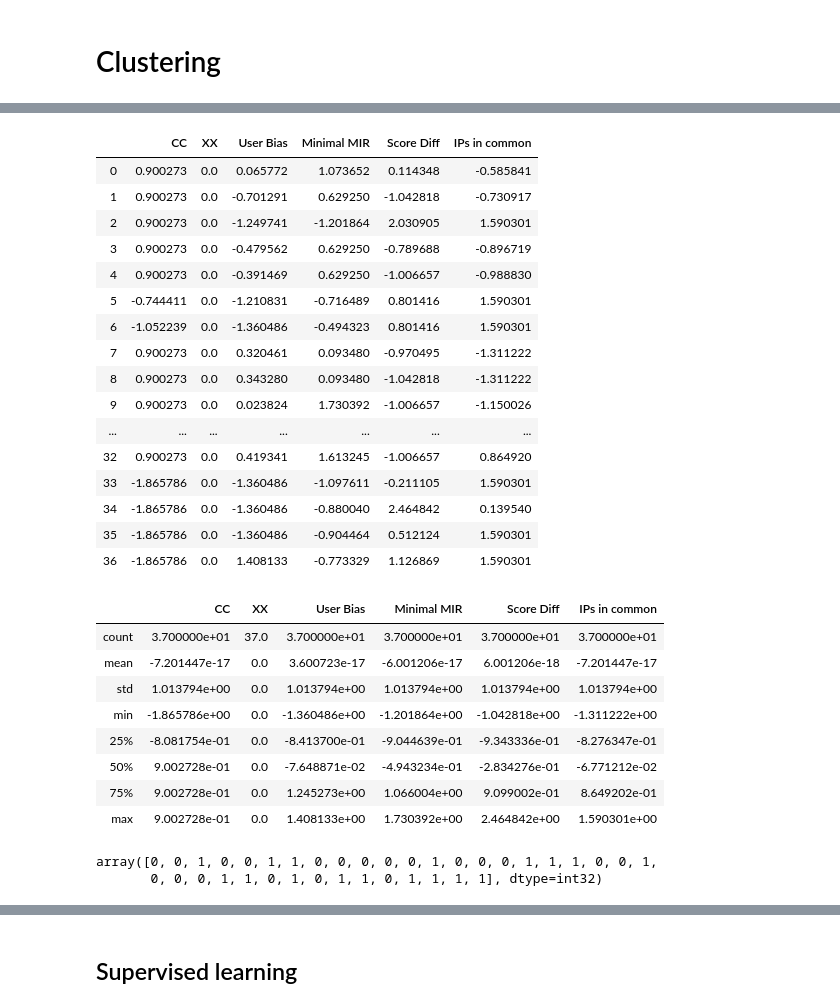
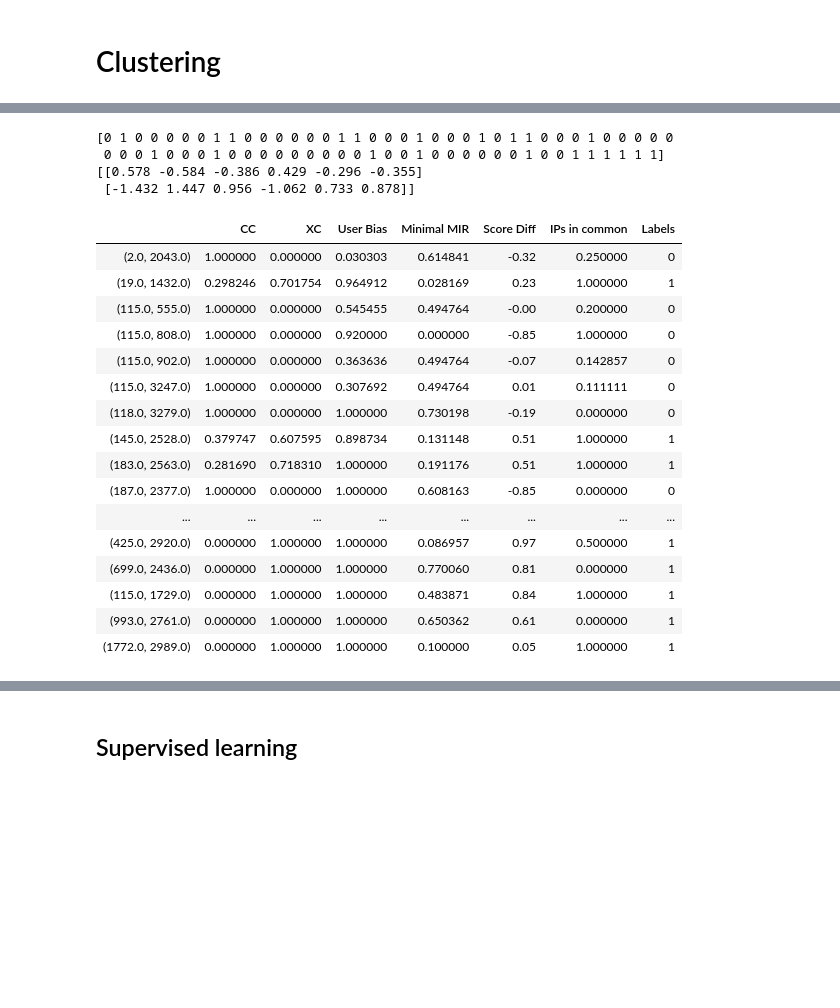
Before and after one commit to vabichequer/cheatersdemise, a Jupyter notebook: SuspiciousPatternId/MainCD.ipynb, the cells around one changed output, grey strips where cells are left out. Cells and saved outputs as stored; diff of their text form; code cells hidden in the pictures; blank space fills up the shorter version.

```diff
--- a/SuspiciousPatternId/MainCD.ipynb
+++ b/SuspiciousPatternId/MainCD.ipynb
@@ -888,45 +886,34 @@ correlation
-# %%
-scaled_x.pop('XC')
-x.pop('XC')
-scaled_x
-# %% [output]
-|  | CC | XX | User Bias | Minimal MIR | Score Diff | IPs in common |
-| 0 | 0.900273 | 0.0 | 0.065772 | 1.073652 | 0.114348 | -0.585841 |
-| 1 | 0.900273 | 0.0 | -0.701291 | 0.629250 | -1.042818 | -0.730917 |
-| 2 | 0.900273 | 0.0 | -1.249741 | -1.201864 | 2.030905 | 1.590301 |
-| 3 | 0.900273 | 0.0 | -0.479562 | 0.629250 | -0.789688 | -0.896719 |
-| 4 | 0.900273 | 0.0 | -0.391469 | 0.629250 | -1.006657 | -0.988830 |
-| 5 | -0.744411 | 0.0 | -1.210831 | -0.716489 | 0.801416 | 1.590301 |
-| 6 | -1.052239 | 0.0 | -1.360486 | -0.494323 | 0.801416 | 1.590301 |
-| 7 | 0.900273 | 0.0 | 0.320461 | 0.093480 | -0.970495 | -1.311222 |
-| 8 | 0.900273 | 0.0 | 0.343280 | 0.093480 | -1.042818 | -1.311222 |
-| 9 | 0.900273 | 0.0 | 0.023824 | 1.730392 | -1.006657 | -1.150026 |
-| ... | ... | ... | ... | ... | ... | ... |
-| 32 | 0.900273 | 0.0 | 0.419341 | 1.613245 | -1.006657 | 0.864920 |
-| 33 | -1.865786 | 0.0 | -1.360486 | -1.097611 | -0.211105 | 1.590301 |
-| 34 | -1.865786 | 0.0 | -1.360486 | -0.880040 | 2.464842 | 0.139540 |
-| 35 | -1.865786 | 0.0 | -1.360486 | -0.904464 | 0.512124 | 1.590301 |
-| 36 | -1.865786 | 0.0 | 1.408133 | -0.773329 | 1.126869 | 1.590301 |
-# %%
-scaled_x.describe()
-# %% [output]
-|  | CC | XX | User Bias | Minimal MIR | Score Diff | IPs in common |
-| count | 3.700000e+01 | 37.0 | 3.700000e+01 | 3.700000e+01 | 3.700000e+01 | 3.700000e+01 |
-| mean | -7.201447e-17 | 0.0 | 3.600723e-17 | -6.001206e-17 | 6.001206e-18 | -7.201447e-17 |
-| std | 1.013794e+00 | 0.0 | 1.013794e+00 | 1.013794e+00 | 1.013794e+00 | 1.013794e+00 |
-| min | -1.865786e+00 | 0.0 | -1.360486e+00 | -1.201864e+00 | -1.042818e+00 | -1.311222e+00 |
-| 25% | -8.081754e-01 | 0.0 | -8.413700e-01 | -9.044639e-01 | -9.343336e-01 | -8.276347e-01 |
-| 50% | 9.002728e-01 | 0.0 | -7.648871e-02 | -4.943234e-01 | -2.834276e-01 | -6.771212e-02 |
-| 75% | 9.002728e-01 | 0.0 | 1.245273e+00 | 1.066004e+00 | 9.099002e-01 | 8.649202e-01 |
-| max | 9.002728e-01 | 0.0 | 1.408133e+00 | 1.730392e+00 | 2.464842e+00 | 1.590301e+00 |
 # %%
 from sklearn.cluster import KMeans
 
 kmeans = KMeans(n_clusters=2, random_state=0)
 
 kmeans.fit_predict(scaled_x)
 
-kmeans.labels_
+print(kmeans.labels_)
+print(kmeans.cluster_centers_)
+
+x['Labels'] = kmeans.labels_
+x
 # %% [output]
-array([0, 0, 1, 0, 0, 1, 1, 0, 0, 0, 0, 0, 1, 0, 0, 0, 1, 1, 1, 0, 0, 1,
-       0, 0, 0, 1, 1, 0, 1, 0, 1, 1, 0, 1, 1, 1, 1], dtype=int32)
+[0 1 0 0 0 0 0 1 1 0 0 0 0 0 0 1 1 0 0 0 1 0 0 0 1 0 1 1 0 0 0 1 0 0 0 0 0
+ 0 0 0 1 0 0 0 1 0 0 0 0 0 0 0 0 0 1 0 0 1 0 0 0 0 0 0 1 0 0 1 1 1 1 1 1]
+[[0.578 -0.584 -0.386 0.429 -0.296 -0.355]
+ [-1.432 1.447 0.956 -1.062 0.733 0.878]]
+|  | CC | XC | User Bias | Minimal MIR | Score Diff | IPs in common | Labels |
+| (2.0, 2043.0) | 1.000000 | 0.000000 | 0.030303 | 0.614841 | -0.32 | 0.250000 | 0 |
+| (19.0, 1432.0) | 0.298246 | 0.701754 | 0.964912 | 0.028169 | 0.23 | 1.000000 | 1 |
+| (115.0, 555.0) | 1.000000 | 0.000000 | 0.545455 | 0.494764 | -0.00 | 0.200000 | 0 |
+| (115.0, 808.0) | 1.000000 | 0.000000 | 0.920000 | 0.000000 | -0.85 | 1.000000 | 0 |
+| (115.0, 902.0) | 1.000000 | 0.000000 | 0.363636 | 0.494764 | -0.07 | 0.142857 | 0 |
+| (115.0, 3247.0) | 1.000000 | 0.000000 | 0.307692 | 0.494764 | 0.01 | 0.111111 | 0 |
+| (118.0, 3279.0) | 1.000000 | 0.000000 | 1.000000 | 0.730198 | -0.19 | 0.000000 | 0 |
+| (145.0, 2528.0) | 0.379747 | 0.607595 | 0.898734 | 0.131148 | 0.51 | 1.000000 | 1 |
+| (183.0, 2563.0) | 0.281690 | 0.718310 | 1.000000 | 0.191176 | 0.51 | 1.000000 | 1 |
+| (187.0, 2377.0) | 1.000000 | 0.000000 | 1.000000 | 0.608163 | -0.85 | 0.000000 | 0 |
+| ... | ... | ... | ... | ... | ... | ... | ... |
+| (425.0, 2920.0) | 0.000000 | 1.000000 | 1.000000 | 0.086957 | 0.97 | 0.500000 | 1 |
+| (699.0, 2436.0) | 0.000000 | 1.000000 | 1.000000 | 0.770060 | 0.81 | 0.000000 | 1 |
+| (115.0, 1729.0) | 0.000000 | 1.000000 | 1.000000 | 0.483871 | 0.84 | 1.000000 | 1 |
+| (993.0, 2761.0) | 0.000000 | 1.000000 | 1.000000 | 0.650362 | 0.61 | 0.000000 | 1 |
+| (1772.0, 2989.0) | 0.000000 | 1.000000 | 1.000000 | 0.100000 | 0.05 | 1.000000 | 1 |
```
Also changed, not shown: parts of 39 cells of this notebook, 35 other files.
